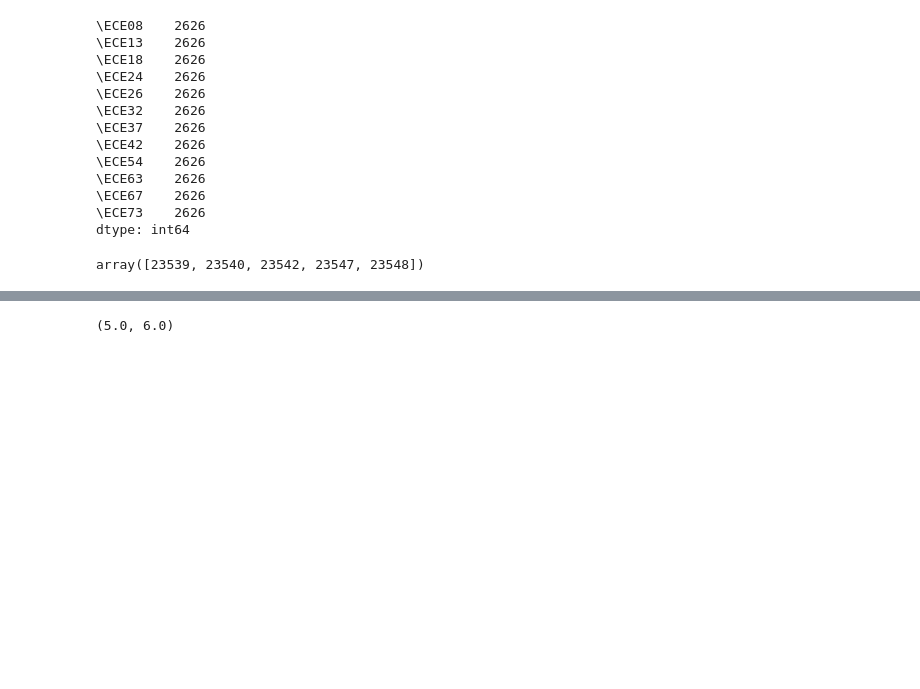
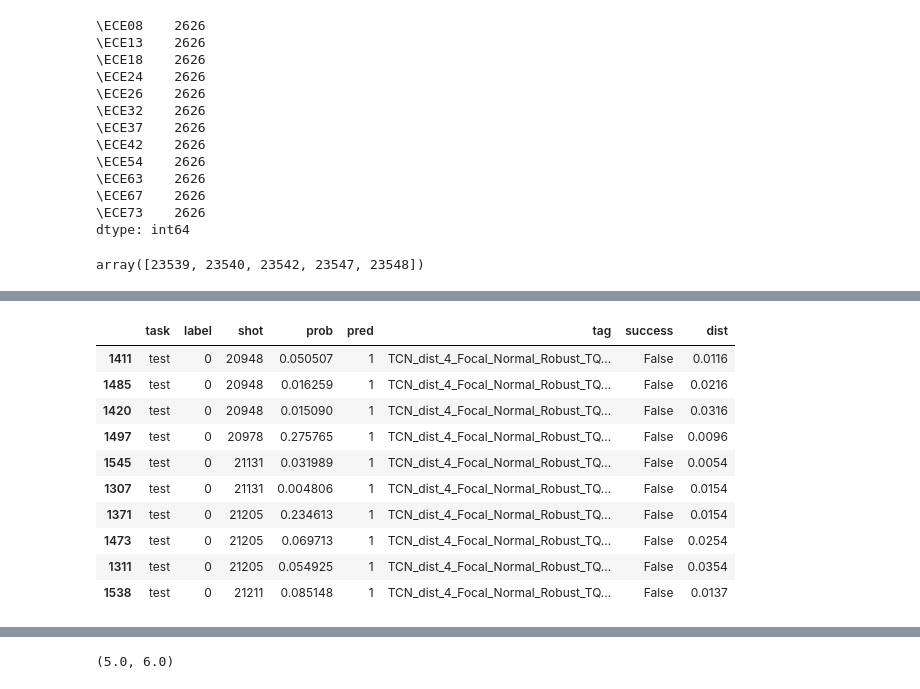
Before and after one commit to ZINZINBIN/Bayesian-Disruption-Prediction, a Jupyter notebook: analysis/analysis_dataset.ipynb, the cells around one changed output, grey strips where cells are left out. Cells and saved outputs as stored; diff of their text form; code cells hidden in the pictures; blank space fills up the shorter version.

```diff
--- a/analysis_dataset.ipynb
+++ b/analysis/analysis_dataset.ipynb
@@ -400,0 +372,14 @@ Length: 65, dtype: int64
+# %%
+df[(df.task == 'test') & (df.success == False)].sort_values(['shot', 'dist'])[0:10]
+# %% [output]
+|  | task | label | shot | prob | pred | tag | success | dist |
+| 1411 | test | 0 | 20948 | 0.050507 | 1 | TCN_dist_4_Focal_Normal_Robust_TQ... | False | 0.0116 |
+| 1485 | test | 0 | 20948 | 0.016259 | 1 | TCN_dist_4_Focal_Normal_Robust_TQ... | False | 0.0216 |
+| 1420 | test | 0 | 20948 | 0.015090 | 1 | TCN_dist_4_Focal_Normal_Robust_TQ... | False | 0.0316 |
+| 1497 | test | 0 | 20978 | 0.275765 | 1 | TCN_dist_4_Focal_Normal_Robust_TQ... | False | 0.0096 |
+| 1545 | test | 0 | 21131 | 0.031989 | 1 | TCN_dist_4_Focal_Normal_Robust_TQ... | False | 0.0054 |
+| 1307 | test | 0 | 21131 | 0.004806 | 1 | TCN_dist_4_Focal_Normal_Robust_TQ... | False | 0.0154 |
+| 1371 | test | 0 | 21205 | 0.234613 | 1 | TCN_dist_4_Focal_Normal_Robust_TQ... | False | 0.0154 |
+| 1473 | test | 0 | 21205 | 0.069713 | 1 | TCN_dist_4_Focal_Normal_Robust_TQ... | False | 0.0254 |
+| 1311 | test | 0 | 21205 | 0.054925 | 1 | TCN_dist_4_Focal_Normal_Robust_TQ... | False | 0.0354 |
+| 1538 | test | 0 | 21211 | 0.085148 | 1 | TCN_dist_4_Focal_Normal_Robust_TQ... | False | 0.0137 |
```
Also changed, not shown: parts of 15 cells of this notebook, 9 other files.
